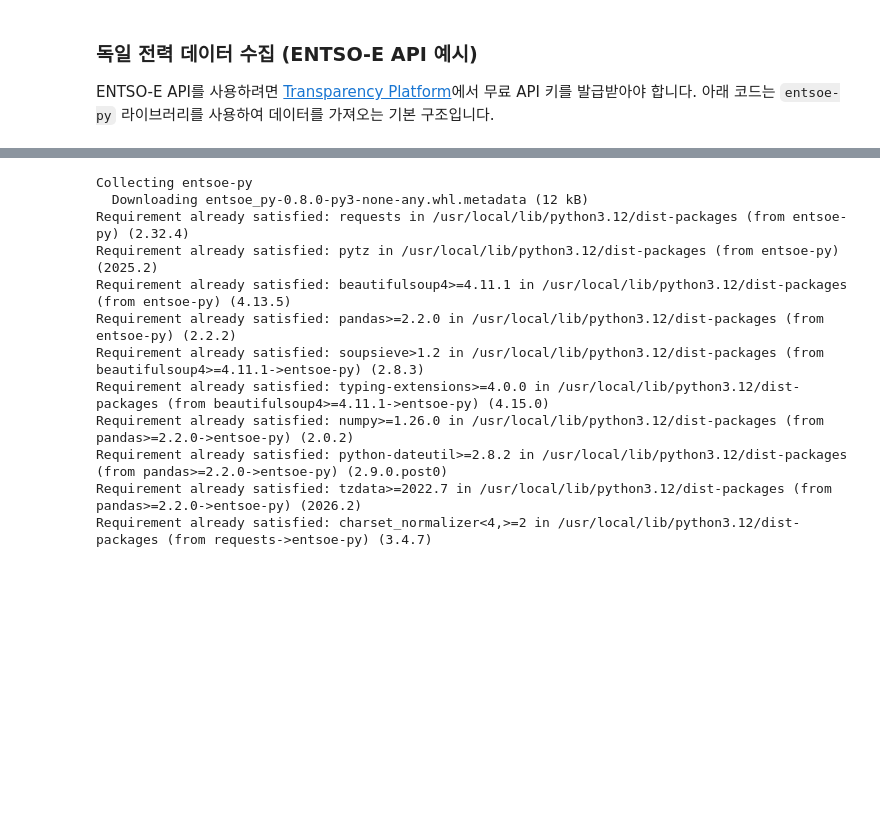
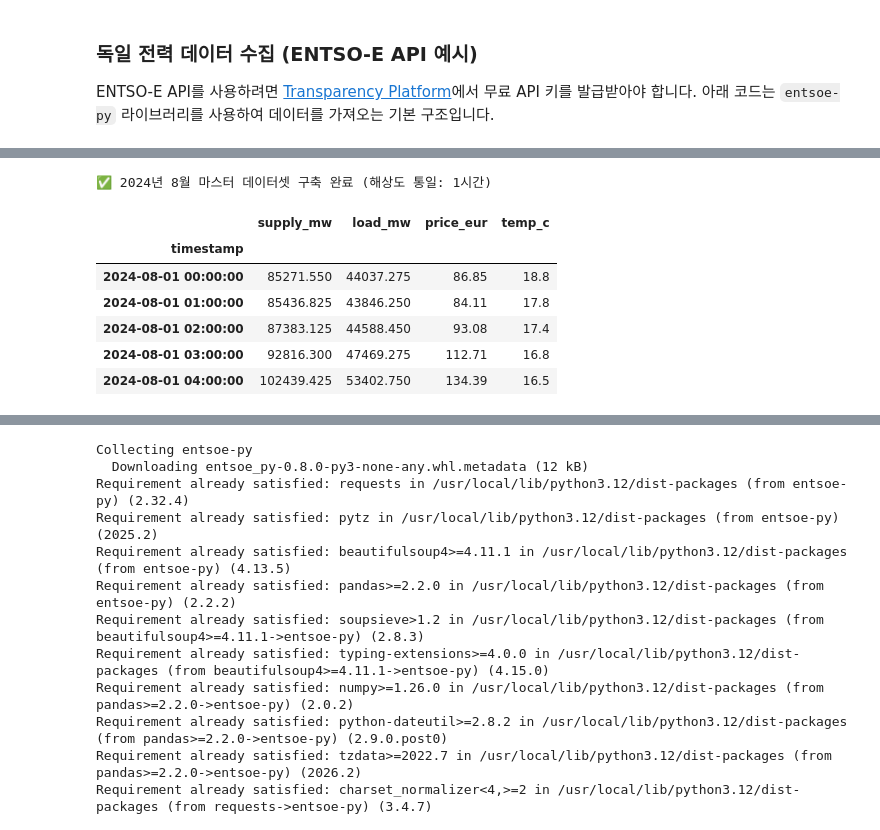
Before and after one commit to Giraffe-Shin/trading, a Jupyter notebook: 독일전력분석.ipynb, the cells around one changed output, grey strips where cells are left out. Saved outputs shown, nothing was run; the diff lists cells and outputs as text; code cells hidden in the pictures; blank space fills up the shorter version.

```diff
--- a/독일전력분석.ipynb
+++ b/독일전력분석.ipynb
@@ -5,0 +88,71 @@ ENTSO-E API를 사용하려면 [Transparency Platform](https://transparency.ents
+# %%
+import requests
+import pandas as pd
+import numpy as np
+
+def build_master_dataset(year_month='2024-08'):
+    start = f"{year_month}-01"
+    end = f"{year_month}-31"
+
+    # 1. 전력 데이터 수집
+    raw_gen = api.fetch(endpoint='total_power', start=start, end=end)
+    raw_price = api.fetch(endpoint='price', start=start, end=end)
+
+    if not raw_gen or not raw_price: return None
+
+    # 2. 발전/수요 데이터프레임 (15분 단위 -> 1시간 단위 변환)
+    df_gen_15m = pd.DataFrame({'timestamp': pd.to_datetime(raw_gen['unix_seconds'], unit='s')})
+    supply = np.zeros(len(df_gen_15m))
+    load = np.zeros(len(df_gen_15m))
+
+    for p_type in raw_gen['production_types']:
+        vals = [x if x is not None else 0 for x in p_type['data']]
+        if 'Load' in p_type['name']:
+            load = vals
+        else:
+            supply += vals
+
+    df_gen_15m['supply_mw'] = supply
+    df_gen_15m['load_mw'] = load
+    # 1시간 단위 평균으로 리샘플링
+    df_gen_hr = df_gen_15m.set_index('timestamp').resample('h').mean()
+
+    # 3. 가격 데이터프레임 (이미 1시간 단위)
+    df_price = pd.DataFrame({
+        'timestamp': pd.to_datetime(raw_price['unix_seconds'], unit='s'),
+        'price_eur': raw_price.get('price', raw_price.get('data', []))
+    }).set_index('timestamp')
+
+    # 4. 기상 데이터 (Open-Meteo, 1시간 단위)
+    weather_url = "https://archive-api.open-meteo.com/v1/archive"
+    weather_params = {
+        "latitude": 52.52, "longitude": 13.41,
+        "start_date": start, "end_date": end,
+        "hourly": "temperature_2m", "timezone": "GMT"
+    }
+    w_res = requests.get(weather_url, params=weather_params).json()
+    df_weather = pd.DataFrame({
+        'timestamp': pd.to_datetime(w_res['hourly']['time']),
+        'temp_c': w_res['hourly']['temperature_2m']
+    }).set_index('timestamp')
+
+    # 5. 최종 통합
+    df_final = pd.concat([df_gen_hr, df_price, df_weather], axis=1).dropna()
+    return df_final
+
+df_master_2024 = build_master_dataset()
+if df_master_2024 is not None:
+    print("✅ 2024년 8월 마스터 데이터셋 구축 완료 (해상도 통일: 1시간)")
+    display(df_master_2024.head())
+    print(df_master_2024.info())
+else:
+    print("❌ 데이터 구축 실패")
+# %% [output]
+✅ 2024년 8월 마스터 데이터셋 구축 완료 (해상도 통일: 1시간)
+|  | supply_mw | load_mw | price_eur | temp_c |
+| timestamp |  |  |  |  |
+| 2024-08-01 00:00:00 | 85271.550 | 44037.275 | 86.85 | 18.8 |
+| 2024-08-01 01:00:00 | 85436.825 | 43846.250 | 84.11 | 17.8 |
+| 2024-08-01 02:00:00 | 87383.125 | 44588.450 | 93.08 | 17.4 |
+| 2024-08-01 03:00:00 | 92816.300 | 47469.275 | 112.71 | 16.8 |
+| 2024-08-01 04:00:00 | 102439.425 | 53402.750 | 134.39 | 16.5 |
```
Also changed, not shown: parts of 77 cells of this notebook.
